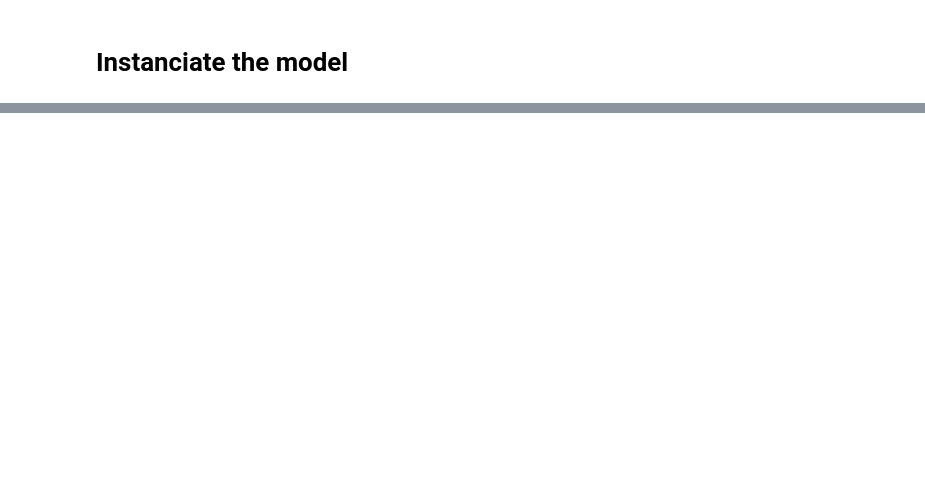
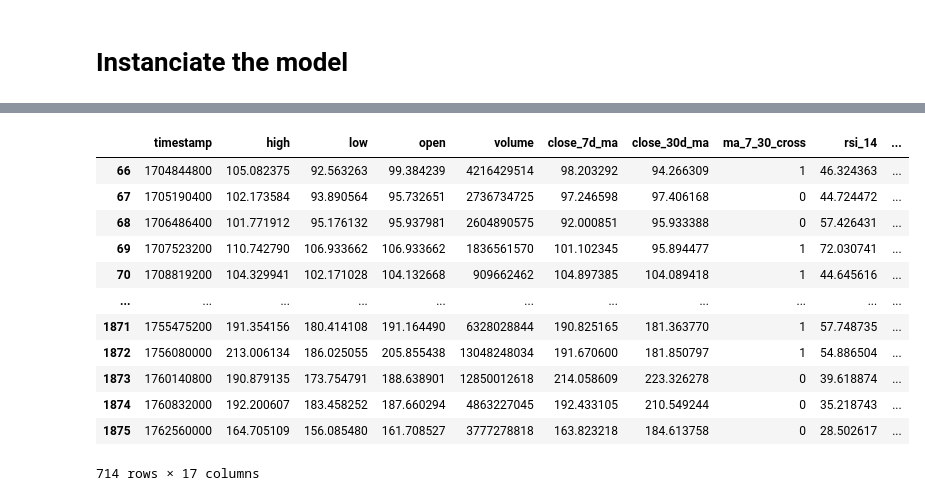
Before and after one commit to SamyZouggari/ID2223_project, a Jupyter notebook: src/utils/training/training_pipeline.ipynb, the cells around one changed output, grey strips where cells are left out. Saved outputs shown, nothing was run; the diff lists cells and outputs as text; code cells hidden in the pictures; blank space fills up the shorter version.

```diff
--- a/src/utils/training/training_pipeline.ipynb
+++ b/src/utils/training/training_pipeline.ipynb
@@ -45,7 +47,7 @@ query = fg_price.select(selected_features + ['close']).join(
     on=['timestamp']
 )
 
-feature_view = fs.create_feature_view(
+feature_view = fs.get_or_create_feature_view(
     name="solana_with_sentiment",
     version=2,
     query=query,
@@ -92,3 +91,19 @@ Finished: Reading data from Hopsworks, using Hopsworks Feature Query Service (1.
 | 1840 | 1703548800 | 121.143997 | 104.728218 | 121.084335 | 6117657160 | 103.993197 | 75.669467 | 1 | 79.330591 | ... |
 | 1867 | 1605139200 | 2.050298 | 1.831728 | 2.002125 | 11506048 | 2.040029 | 1.848641 | 1 | 62.784436 | ... |
 1162 rows × 17 columns
+# %%
+X_test
+# %% [output]
+|  | timestamp | high | low | open | volume | close_7d_ma | close_30d_ma | ma_7_30_cross | rsi_14 | ... |
+| 66 | 1704844800 | 105.082375 | 92.563263 | 99.384239 | 4216429514 | 98.203292 | 94.266309 | 1 | 46.324363 | ... |
+| 67 | 1705190400 | 102.173584 | 93.890564 | 95.732651 | 2736734725 | 97.246598 | 97.406168 | 0 | 44.724472 | ... |
+| 68 | 1706486400 | 101.771912 | 95.176132 | 95.937981 | 2604890575 | 92.000851 | 95.933388 | 0 | 57.426431 | ... |
+| 69 | 1707523200 | 110.742790 | 106.933662 | 106.933662 | 1836561570 | 101.102345 | 95.894477 | 1 | 72.030741 | ... |
+| 70 | 1708819200 | 104.329941 | 102.171028 | 104.132668 | 909662462 | 104.897385 | 104.089418 | 1 | 44.645616 | ... |
+| ... | ... | ... | ... | ... | ... | ... | ... | ... | ... | ... |
+| 1871 | 1755475200 | 191.354156 | 180.414108 | 191.164490 | 6328028844 | 190.825165 | 181.363770 | 1 | 57.748735 | ... |
+| 1872 | 1756080000 | 213.006134 | 186.025055 | 205.855438 | 13048248034 | 191.670600 | 181.850797 | 1 | 54.886504 | ... |
+| 1873 | 1760140800 | 190.879135 | 173.754791 | 188.638901 | 12850012618 | 214.058609 | 223.326278 | 0 | 39.618874 | ... |
+| 1874 | 1760832000 | 192.200607 | 183.458252 | 187.660294 | 4863227045 | 192.433105 | 210.549244 | 0 | 35.218743 | ... |
+| 1875 | 1762560000 | 164.705109 | 156.085480 | 161.708527 | 3777278818 | 163.823218 | 184.613758 | 0 | 28.502617 | ... |
+714 rows × 17 columns
```
Also changed, not shown: parts of 11 cells of this notebook.
